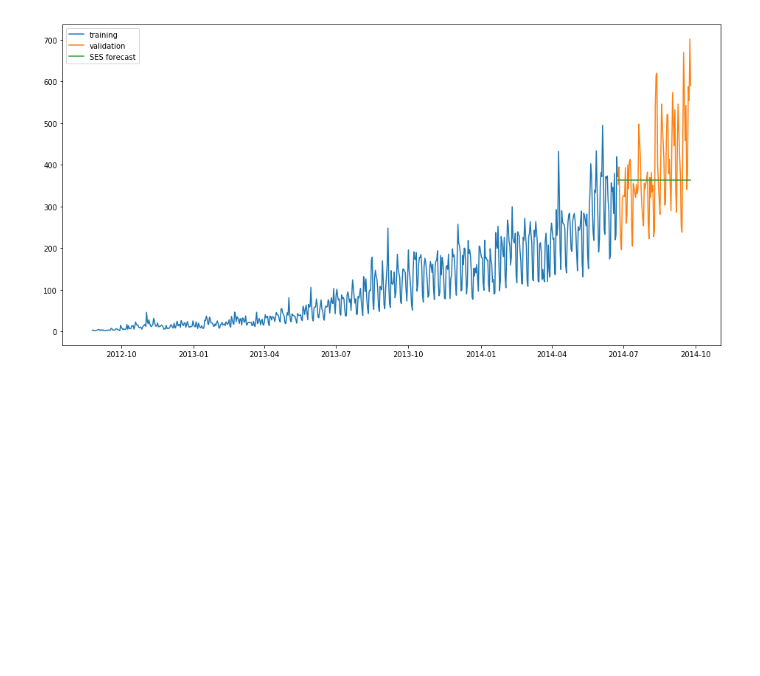
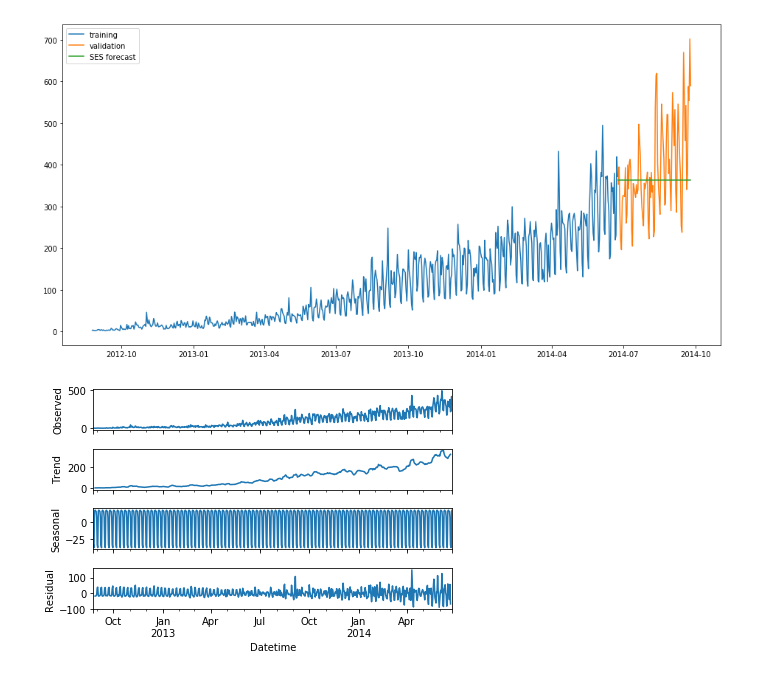
Before and after one commit to poojaphadke/Time-Series-Projects, a Jupyter notebook: Time_Series_Analysis.ipynb, the cells around one changed output. Saved outputs shown, nothing was run; the diff lists cells and outputs as text; code cells hidden in the pictures; blank space fills up the shorter version.

```diff
--- a/Time_Series_Analysis.ipynb
+++ b/Time_Series_Analysis.ipynb
@@ -257,3 +257,11 @@ plt.legend(loc='best')
 plt.show()
 # %% [output]
 [figure]
+# %%
+#visualizing observed, trend, seasonality and residual
+import statsmodels.api as sm
+sm.tsa.seasonal_decompose(train_split.Count).plot()
+result = sm.tsa.stattools.adfuller(train_split.Count)
+plt.show()
+# %% [output]
+[figure, added]
```
